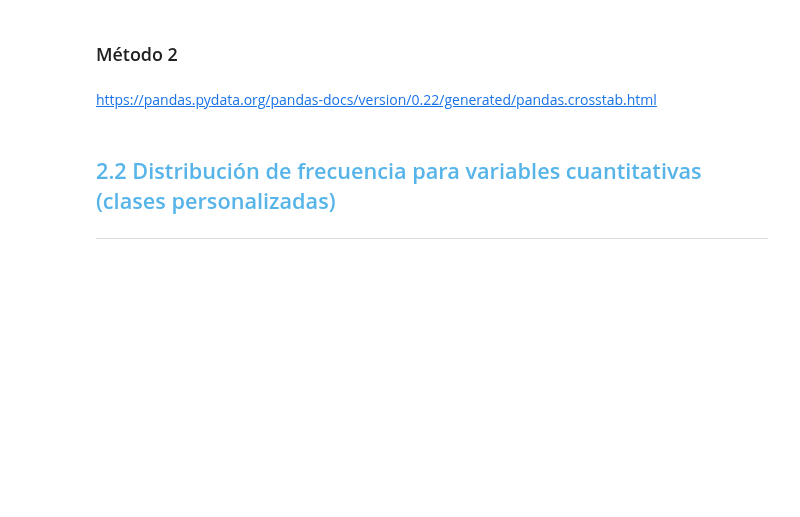
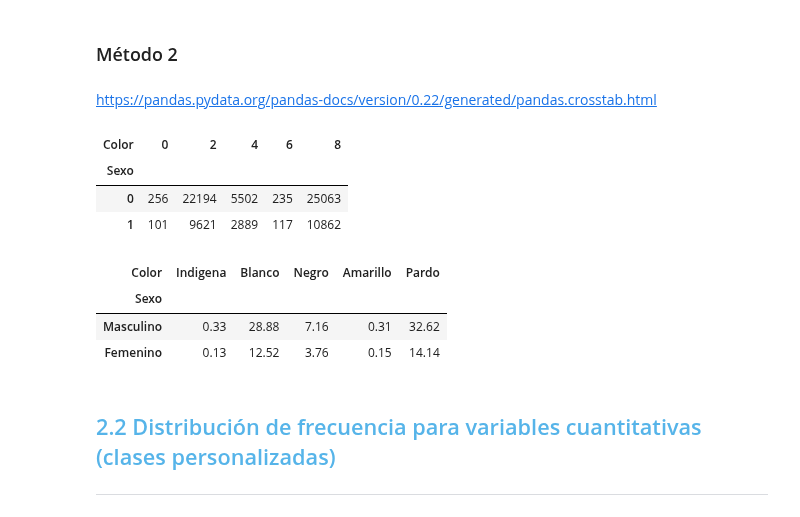
Before and after one commit to diego2003-her14/cursos-alura-ciencia-de-datos, a Jupyter notebook: Curso_de_Estadística_con_Python_1.ipynb, the cells around one changed output. Drawn from its saved outputs; the diff is of its cells as text; code cells hidden in the pictures; blank space fills up the shorter version.

```diff
--- a/Curso_de_Estadística_con_Python_1.ipynb
+++ b/Curso_de_Estadística_con_Python_1.ipynb
@@ -104,5 +105,7 @@ import pandas as pd
+# %%
+url = 'https://raw.githubusercontent.com/alura-es-cursos/Curso-de-Estadistica-con-Python/refs/heads/Aula-1/datos.csv'
 # %%
-datos = pd.read_csv("/content/datos.csv")
+datos = pd.read_csv(url)
 # %%
 datos.sample(10)
 # %% [output]
@@ -216,3 +289,14 @@ color = {0: 'Indigena',
          6: 'Amarillo',
          8: 'Pardo',
          9: 'Sin declarar'}
+# %%
+frecuencia = pd.crosstab(datos['Sexo'],
+            datos['Color'],
+           )
+# %%
+frecuencia
+# %% [output]
+| Color | 0 | 2 | 4 | 6 | 8 |
+| Sexo |  |  |  |  |  |
+| 0 | 256 | 22194 | 5502 | 235 | 25063 |
+| 1 | 101 | 9621 | 2889 | 117 | 10862 |
@@ -218,0 +306,7 @@ color = {0: 'Indigena',
+# %%
+frecuencia
+# %% [output]
+| Color | Indigena | Blanco | Negro | Amarillo | Pardo |
+| Sexo |  |  |  |  |  |
+| Masculino | 0.33 | 28.88 | 7.16 | 0.31 | 32.62 |
+| Femenino | 0.13 | 12.52 | 3.76 | 0.15 | 14.14 |
```
Also changed, not shown: parts of 17 cells of this notebook.
